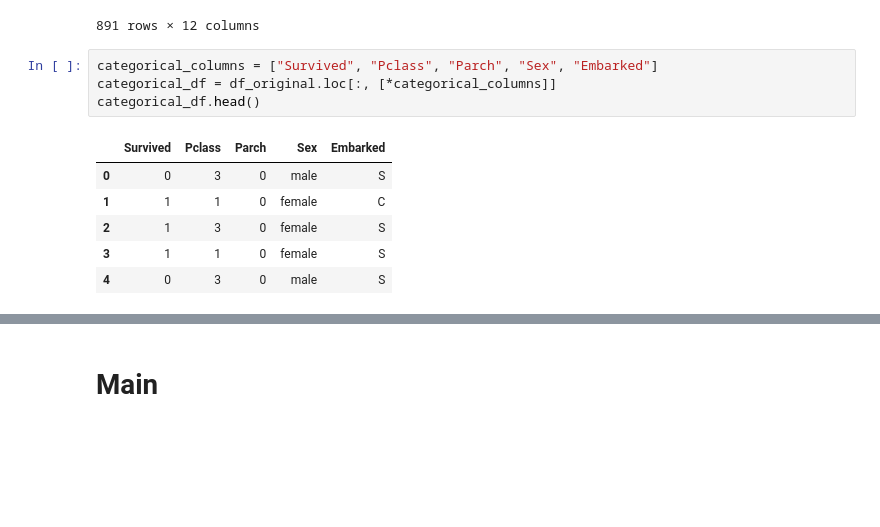
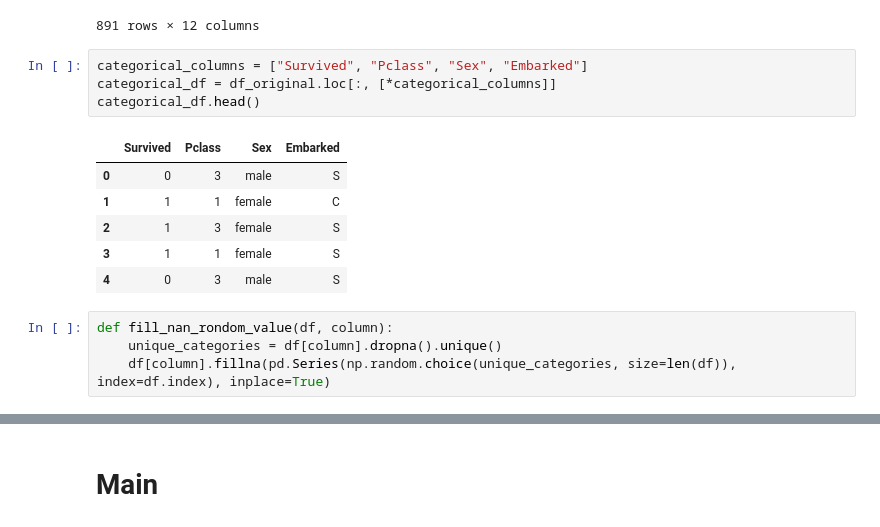
Before and after one commit to TakanariShimbo/example_bayesian_network, a Jupyter notebook: sample_taitanic.ipynb, the cells around one changed output, grey strips where cells are left out. Cells and saved outputs as stored; diff of their text form; blank space fills up the shorter version.

```diff
--- a/sample_taitanic.ipynb
+++ b/sample_taitanic.ipynb
@@ -41,13 +43,17 @@ df_original
 | 890 | 891 | 0 | 3 | Dooley, Mr. Patrick | male | 32.0 | 0 | 0 | 370376 | 7.7500 | ... |
 891 rows × 12 columns
 # %%
-categorical_columns = ["Survived", "Pclass", "Parch", "Sex", "Embarked"]
+categorical_columns = ["Survived", "Pclass", "Sex", "Embarked"]
 categorical_df = df_original.loc[:, [*categorical_columns]]
 categorical_df.head()
 # %% [output]
-|  | Survived | Pclass | Parch | Sex | Embarked |
-| 0 | 0 | 3 | 0 | male | S |
-| 1 | 1 | 1 | 0 | female | C |
-| 2 | 1 | 3 | 0 | female | S |
-| 3 | 1 | 1 | 0 | female | S |
-| 4 | 0 | 3 | 0 | male | S |
+|  | Survived | Pclass | Sex | Embarked |
+| 0 | 0 | 3 | male | S |
+| 1 | 1 | 1 | female | C |
+| 2 | 1 | 3 | female | S |
+| 3 | 1 | 1 | female | S |
+| 4 | 0 | 3 | male | S |
+# %%
+def fill_nan_rondom_value(df, column):
+    unique_categories = df[column].dropna().unique()
+    df[column].fillna(pd.Series(np.random.choice(unique_categories, size=len(df)), index=df.index), inplace=True)
```
Also changed, not shown: parts of 15 cells of this notebook, 3 other files.
